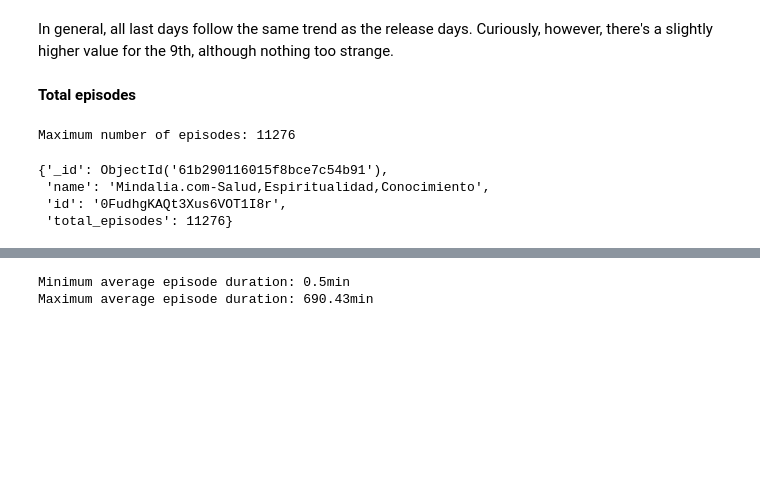
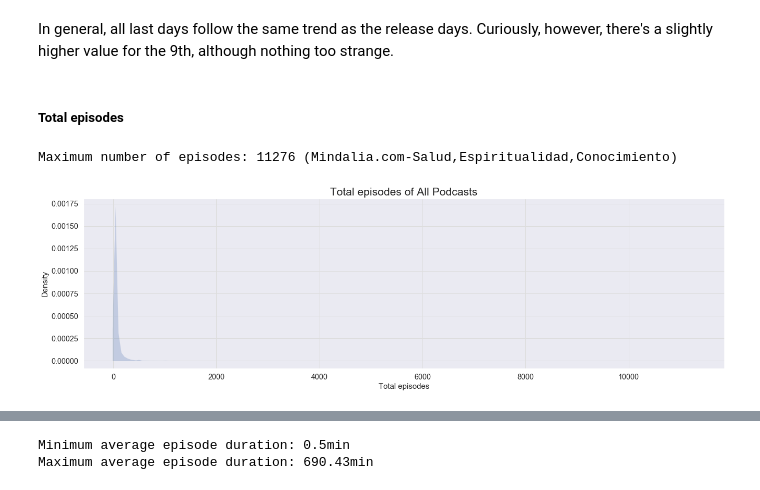
Before and after one commit to xaviercucurull/BDA-Podcasts, a Jupyter notebook: BDA_Final_Project.ipynb, the cells around one changed output, grey strips where cells are left out. Cells and saved outputs as stored; diff of their text form; code cells hidden in the pictures; blank space fills up the shorter version.

```diff
--- a/BDA_Final_Project.ipynb
+++ b/BDA_Final_Project.ipynb
@@ -788,21 +858,18 @@ plot_count_discrete(podcasts_prep, 'last_date.day', annotate=True, figsize=(25,
 # %% [markdown]
 In general, all last days follow the same trend as the release days. Curiously, however, there's a slightly higher value for the 9th, although nothing too strange.
 # %% [markdown]
-**Total episodes**
+##### **Total episodes**
 # %%
 # Min and Max number of episodes
 max_dur = podcasts_prep.find_one({}, {'total_episodes':1, 'name':1, 'id':1}, sort=[("total_episodes", -1)])
 
-print(f"Maximum number of episodes: {max_dur['total_episodes']}")
-
-max_dur
+print(f"Maximum number of episodes: {max_dur['total_episodes']} ({max_dur['name']})")
 # %% [output]
-Maximum number of episodes: 11276
+Maximum number of episodes: 11276 (Mindalia.com-Salud,Espiritualidad,Conocimiento)
-{'_id': ObjectId('61b290116015f8bce7c54b91'),
- 'name': 'Mindalia.com-Salud,Espiritualidad,Conocimiento',
- 'id': '0FudhgKAQt3Xus6VOT1I8r',
- 'total_episodes': 11276}
 # %%
 # Get total_episodes of each document (podcast)
-res = podcasts_prep.find({}, {'total_episodes': 1, 'languages':1})
+res = podcasts_prep.find({}, {'total_episodes': 1})
 df =  pd.DataFrame(list(res))
+plot_kde(df, x_label="Total episodes", title="Total episodes of All Podcasts", field="total_episodes", figsize=(22, 6), fontsize=15)
+# %% [output]
+[figure, added]
```
Also changed, not shown: parts of 68 cells of this notebook.
